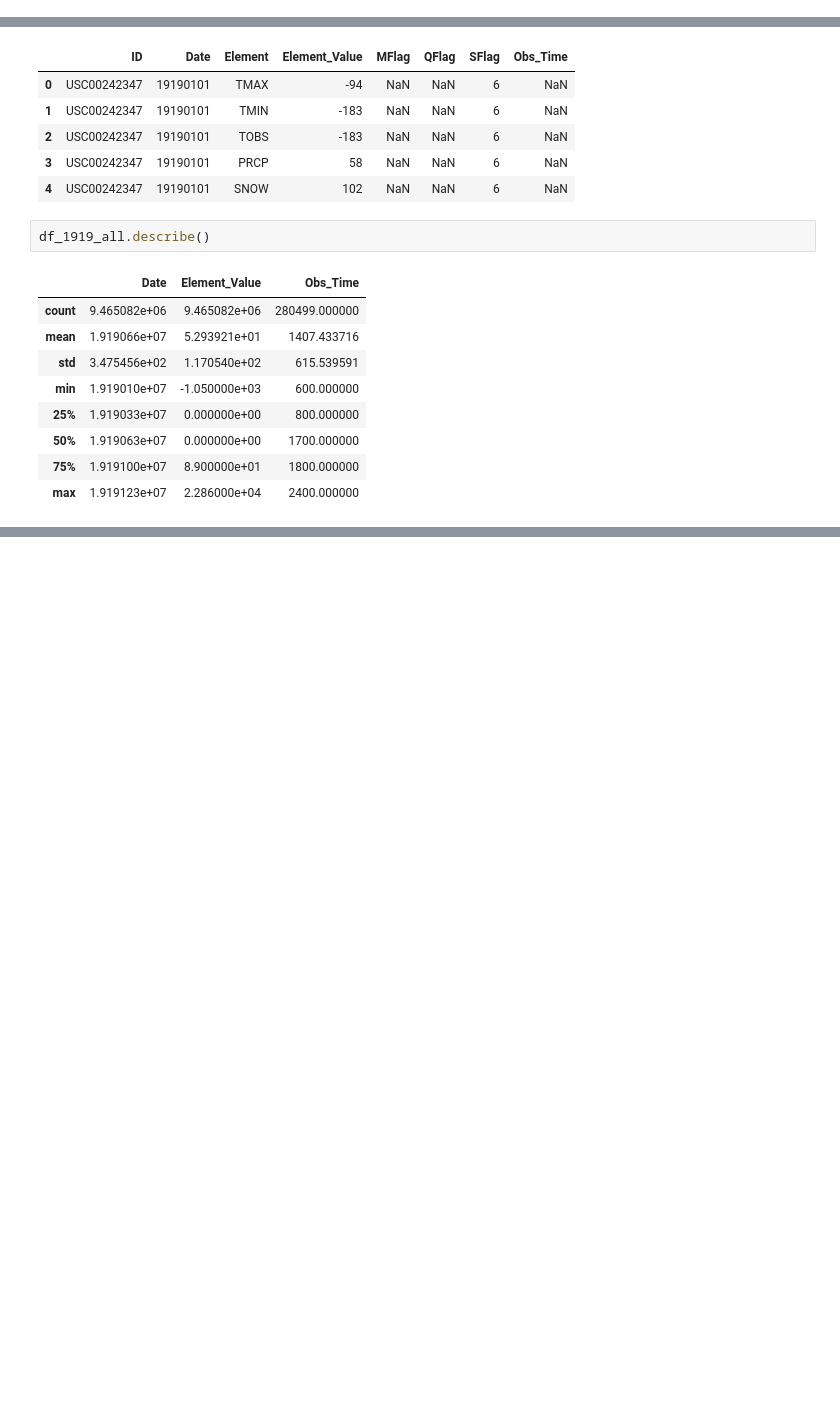
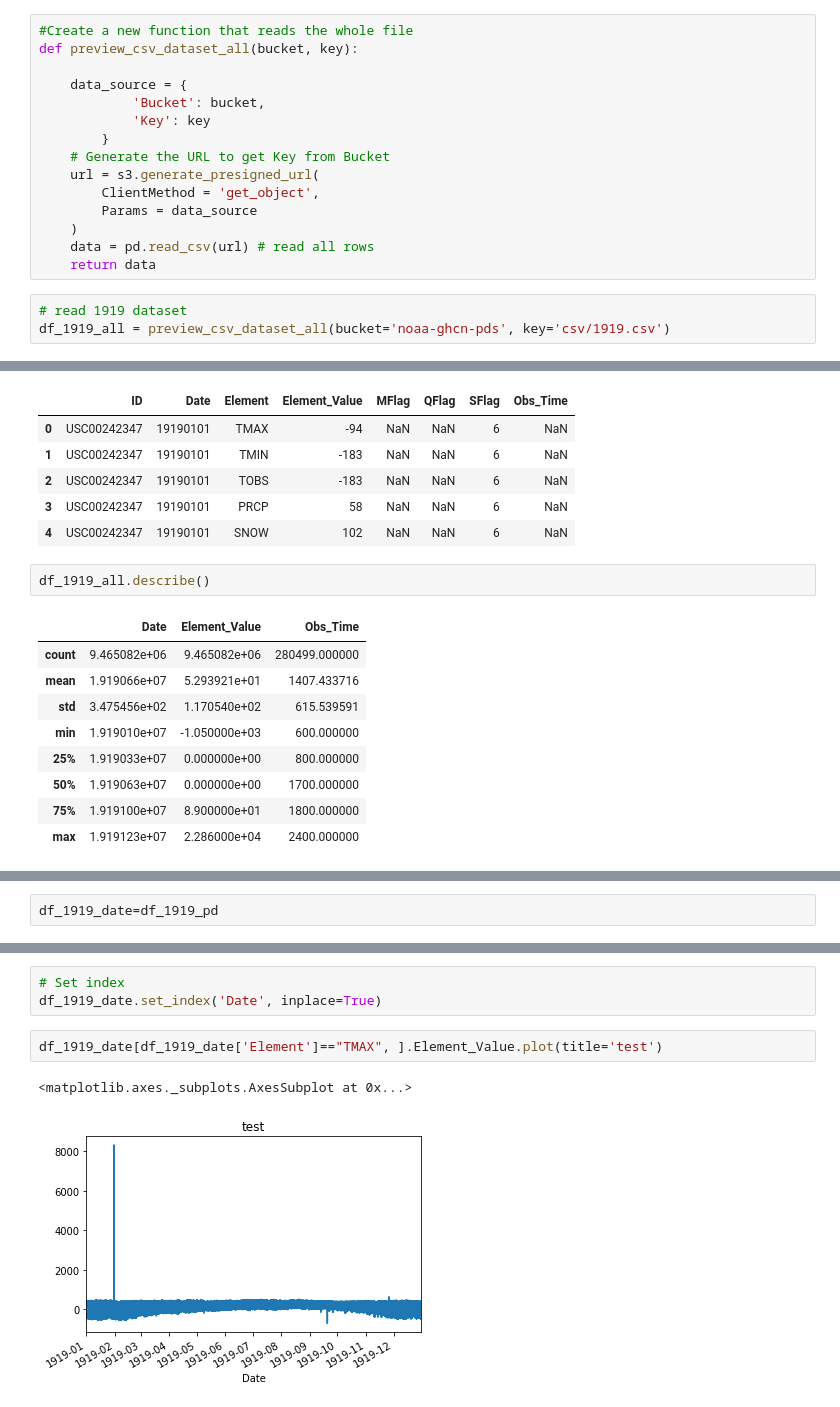
Before and after one commit to miaowu128/QTM350FinalProject, a Jupyter notebook: Olivia/Olivia-note.ipynb, the cells around one changed output, grey strips where cells are left out. Cells and saved outputs as stored; diff of their text form; blank space fills up the shorter version.

```diff
--- a/Olivia/Olivia-note.ipynb
+++ b/Olivia/Olivia-note.ipynb
@@ -247,6 +241,24 @@ Text(0.5, 1.0, 'Average Measure of Elements - 1919')
 The Peak Gust Time(PGTM) was not recorded in 1919. This could be because over the years data collection has become more precise and has extended to greater categories. However we can compare the Temperature at the Time of Observation(TOBS). In 1919, the average for TOBS was -6.304878 celsius. This a 34.7386 degree difference between 2019 and 1919, which shows that weather has greatly changed over the years.
 # %% [markdown]
 ## Olivia
+# %%
+#Create a new function that reads the whole file
+def preview_csv_dataset_all(bucket, key):
+
+    data_source = {
+            'Bucket': bucket,
+            'Key': key
+        }
+    # Generate the URL to get Key from Bucket
+    url = s3.generate_presigned_url(
+        ClientMethod = 'get_object',
+        Params = data_source
+    )
+    data = pd.read_csv(url) # read all rows
+    return data
+# %%
+# read 1919 dataset
+df_1919_all = preview_csv_dataset_all(bucket='noaa-ghcn-pds', key='csv/1919.csv')
 # %%
 #Renaming Columns
 df_1919_all.columns = ["ID","Date","Element","Element_Value","MFlag","QFlag","SFlag","Obs_Time"]
@@ -294,0 +307,2 @@ df_1919_pd.head()
+# %%
+df_1919_date=df_1919_pd
@@ -294,0 +338,8 @@ df_1919_pd.head()
+# %%
+# Set index
+df_1919_date.set_index('Date', inplace=True)
+# %%
+df_1919_date[df_1919_date['Element']=="TMAX", ].Element_Value.plot(title='test')
+# %% [output]
+<matplotlib.axes._subplots.AxesSubplot at 0x...>
+[figure, added]
```
Also changed, not shown: parts of 18 cells of this notebook.
